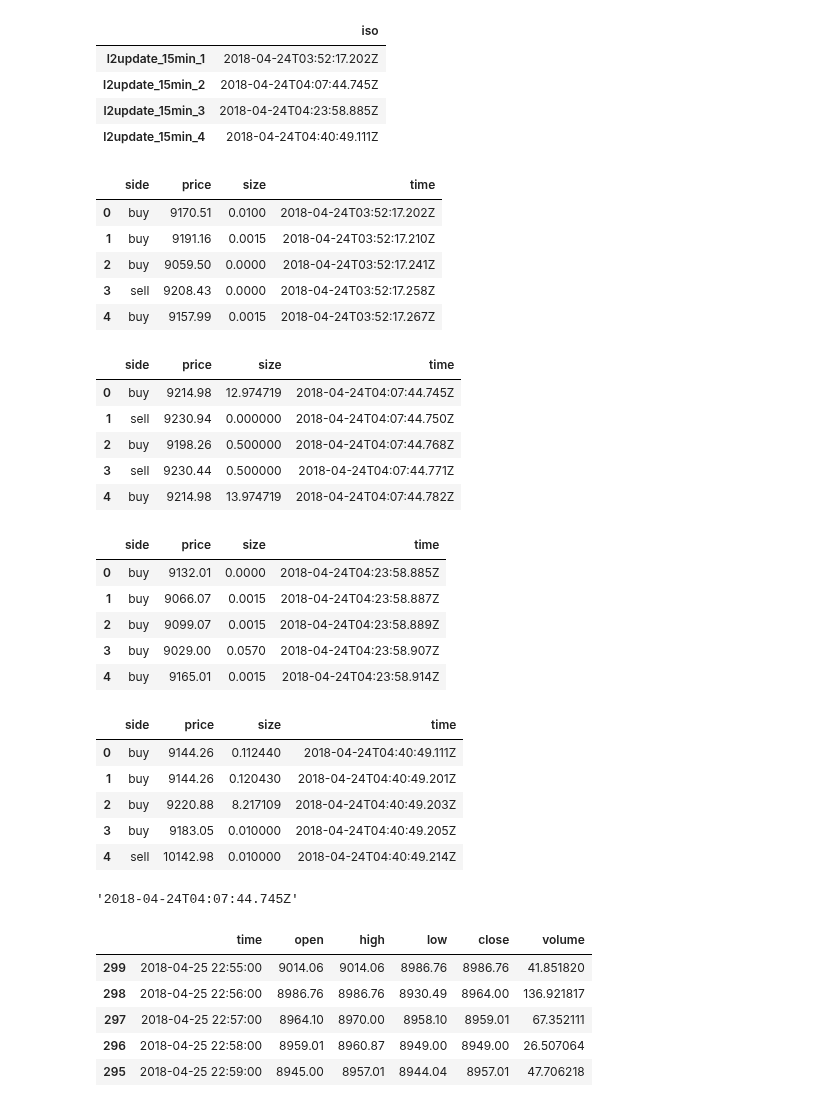
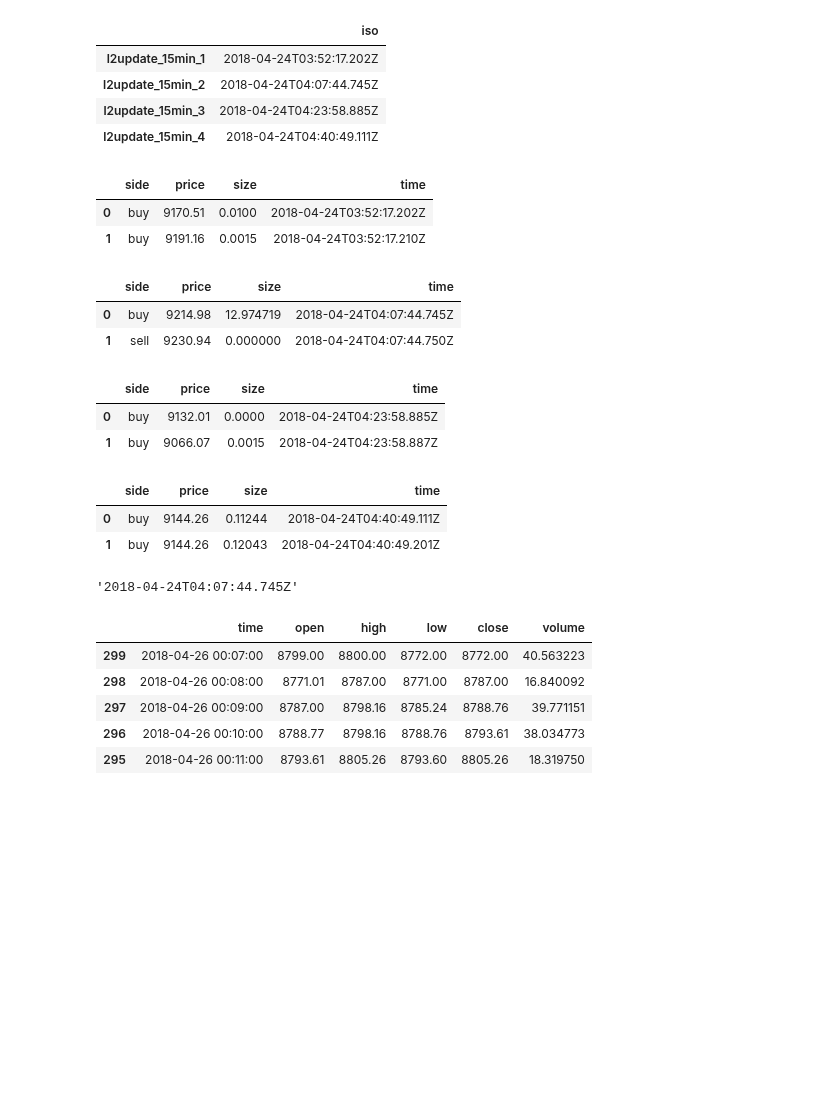
Before and after one commit to timothyyu/gdax-orderbook-ml, a Jupyter notebook: 8_program_structure_improvement.ipynb, the cells around one changed output. Saved outputs shown, nothing was run; the diff lists cells and outputs as text; code cells hidden in the pictures; blank space fills up the shorter version.

```diff
--- a/8_program_structure_improvement.ipynb
+++ b/8_program_structure_improvement.ipynb
@@ -630,41 +696,29 @@ l2update_time_df.head()
 | l2update_15min_3 | 2018-04-24T04:23:58.885Z |
 | l2update_15min_4 | 2018-04-24T04:40:49.111Z |
 # %%
-l2update_15min_1.head()
+l2update_15min_1.head(2)
 # %% [output]
 |  | side | price | size | time |
 | 0 | buy | 9170.51 | 0.0100 | 2018-04-24T03:52:17.202Z |
 | 1 | buy | 9191.16 | 0.0015 | 2018-04-24T03:52:17.210Z |
-| 2 | buy | 9059.50 | 0.0000 | 2018-04-24T03:52:17.241Z |
-| 3 | sell | 9208.43 | 0.0000 | 2018-04-24T03:52:17.258Z |
-| 4 | buy | 9157.99 | 0.0015 | 2018-04-24T03:52:17.267Z |
 # %%
-l2update_15min_2.head()
+l2update_15min_2.head(2)
 # %% [output]
 |  | side | price | size | time |
 | 0 | buy | 9214.98 | 12.974719 | 2018-04-24T04:07:44.745Z |
 | 1 | sell | 9230.94 | 0.000000 | 2018-04-24T04:07:44.750Z |
-| 2 | buy | 9198.26 | 0.500000 | 2018-04-24T04:07:44.768Z |
-| 3 | sell | 9230.44 | 0.500000 | 2018-04-24T04:07:44.771Z |
-| 4 | buy | 9214.98 | 13.974719 | 2018-04-24T04:07:44.782Z |
 # %%
-l2update_15min_3.head()
+l2update_15min_3.head(2)
 # %% [output]
 |  | side | price | size | time |
 | 0 | buy | 9132.01 | 0.0000 | 2018-04-24T04:23:58.885Z |
 | 1 | buy | 9066.07 | 0.0015 | 2018-04-24T04:23:58.887Z |
-| 2 | buy | 9099.07 | 0.0015 | 2018-04-24T04:23:58.889Z |
-| 3 | buy | 9029.00 | 0.0570 | 2018-04-24T04:23:58.907Z |
-| 4 | buy | 9165.01 | 0.0015 | 2018-04-24T04:23:58.914Z |
 # %%
-l2update_15min_4.head()
+l2update_15min_4.head(2)
 # %% [output]
 |  | side | price | size | time |
-| 0 | buy | 9144.26 | 0.112440 | 2018-04-24T04:40:49.111Z |
-| 1 | buy | 9144.26 | 0.120430 | 2018-04-24T04:40:49.201Z |
-| 2 | buy | 9220.88 | 8.217109 | 2018-04-24T04:40:49.203Z |
-| 3 | buy | 9183.05 | 0.010000 | 2018-04-24T04:40:49.205Z |
-| 4 | sell | 10142.98 | 0.010000 | 2018-04-24T04:40:49.214Z |
+| 0 | buy | 9144.26 | 0.11244 | 2018-04-24T04:40:49.111Z |
+| 1 | buy | 9144.26 | 0.12043 | 2018-04-24T04:40:49.201Z |
 # %%
 l2update_time_df['iso'][1]
 # %% [output]
@@ -693,14 +747,15 @@ def ch15m_req_time(request_start):
     #Convert/sort time to datetime object (for matplotlib chart format requirement)
     chart_15m_df2['time'] =pd.to_datetime(chart_15m_df2['time'],unit='s')
 # %%
-ch15m_req_time(l2update_time_df['iso'][0])
+#ch15m_req_time(l2update_time_df['iso'][0])
+ch15m_req_time(l2update_15min_1['time'][0])
 chart_15m_1= chart_15m_df2
 chart_15m_1.head()
 # %% [output]
 |  | time | open | high | low | close | volume |
-| 299 | 2018-04-25 22:55:00 | 9014.06 | 9014.06 | 8986.76 | 8986.76 | 41.851820 |
-| 298 | 2018-04-25 22:56:00 | 8986.76 | 8986.76 | 8930.49 | 8964.00 | 136.921817 |
-| 297 | 2018-04-25 22:57:00 | 8964.10 | 8970.00 | 8958.10 | 8959.01 | 67.352111 |
-| 296 | 2018-04-25 22:58:00 | 8959.01 | 8960.87 | 8949.00 | 8949.00 | 26.507064 |
-| 295 | 2018-04-25 22:59:00 | 8945.00 | 8957.01 | 8944.04 | 8957.01 | 47.706218 |
+| 299 | 2018-04-26 00:07:00 | 8799.00 | 8800.00 | 8772.00 | 8772.00 | 40.563223 |
+| 298 | 2018-04-26 00:08:00 | 8771.01 | 8787.00 | 8771.00 | 8787.00 | 16.840092 |
+| 297 | 2018-04-26 00:09:00 | 8787.00 | 8798.16 | 8785.24 | 8788.76 | 39.771151 |
+| 296 | 2018-04-26 00:10:00 | 8788.77 | 8798.16 | 8788.76 | 8793.61 | 38.034773 |
+| 295 | 2018-04-26 00:11:00 | 8793.61 | 8805.26 | 8793.60 | 8805.26 | 18.319750 |
 # %%
```
Also changed, not shown: parts of 39 cells of this notebook.
